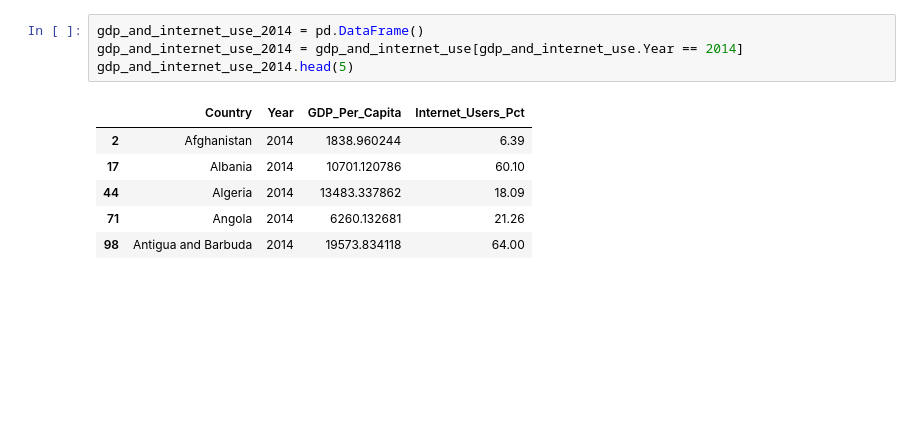
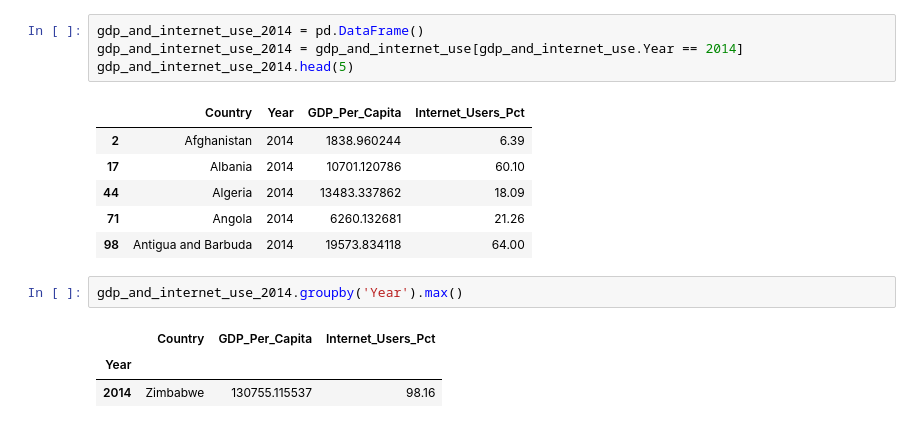
Before and after one commit to amerus/data-question-1-amerus, a Jupyter notebook: data/data-question-1.ipynb, the cells around one changed output. Drawn from its saved outputs; the diff is of its cells as text; blank space fills up the shorter version.

Commit message:
group by min/max 2014

```diff
--- a/data/data-question-1.ipynb
+++ b/data/data-question-1.ipynb
@@ -205,3 +205,9 @@ gdp_and_internet_use_2014.head(5)
 | 44 | Algeria | 2014 | 13483.337862 | 18.09 |
 | 71 | Angola | 2014 | 6260.132681 | 21.26 |
 | 98 | Antigua and Barbuda | 2014 | 19573.834118 | 64.00 |
+# %%
+gdp_and_internet_use_2014.groupby('Year').max()
+# %% [output]
+|  | Country | GDP_Per_Capita | Internet_Users_Pct |
+| Year |  |  |  |
+| 2014 | Zimbabwe | 130755.115537 | 98.16 |
```
Also changed, not shown: parts of 1 cell of this notebook.
